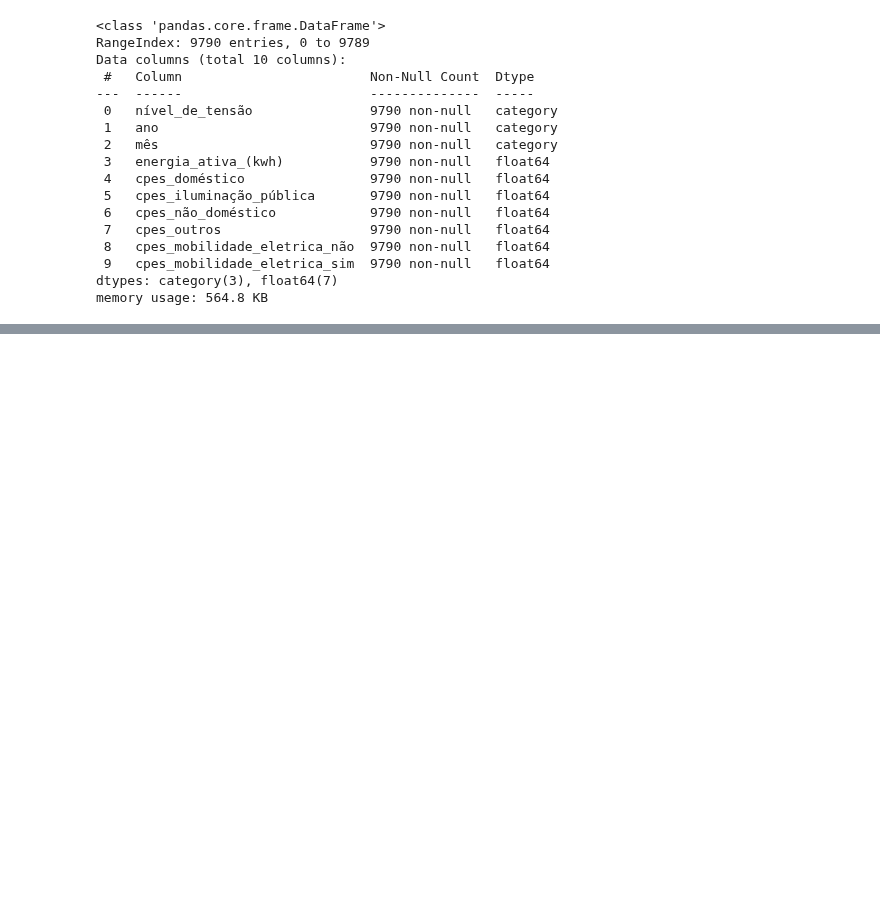
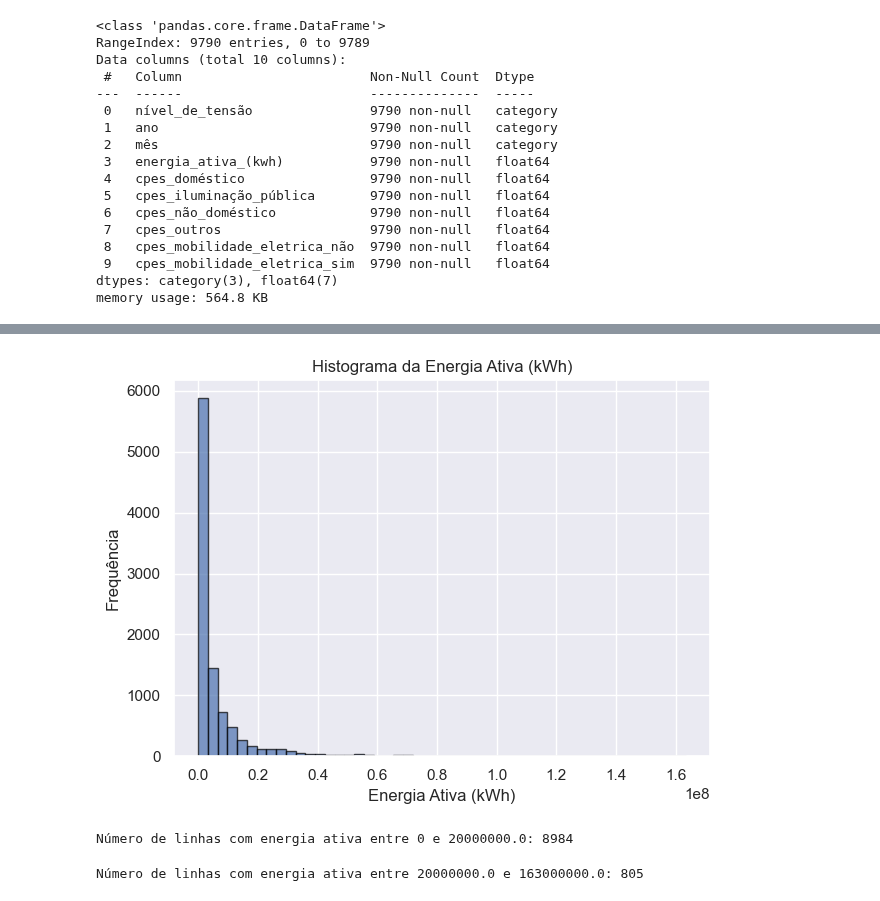
Before and after one commit to kreativermario/Projeto-DECD, a Jupyter notebook: notebooks/data_preparation_categoric.ipynb, the cells around one changed output, grey strips where cells are left out. Saved outputs shown, nothing was run; the diff lists cells and outputs as text; code cells hidden in the pictures; blank space fills up the shorter version.

```diff
--- a/notebooks/data_preparation_categoric.ipynb
+++ b/notebooks/data_preparation_categoric.ipynb
@@ -82,0 +129,54 @@ memory usage: 564.8 KB
+# %%
+# Use your dataframe name 'merged_df'
+data = merged_df
+
+# Select the 'energia_ativa_(kwh)' column
+energia_ativa = data['energia_ativa_(kwh)']
+
+# Create the histogram
+plt.hist(energia_ativa, bins=50, edgecolor='black', alpha=0.7)
+
+# Add title and axis labels
+plt.title('Histograma da Energia Ativa (kWh)')
+plt.xlabel('Energia Ativa (kWh)')
+plt.ylabel('Frequência')
+
+# Adjust layout and display the plot
+plt.tight_layout()
+plt.show()
+# %% [output]
+[figure, added]
+# %%
+# Limite superior para outliers
+limite_superior = 0.2*1e8
+
+# Limite inferior para análise
+limite_inferior = 0
+
+# Obter a coluna 'energia_ativa_(kwh)'
+energia_ativa = merged_df['energia_ativa_(kwh)']
+
+# Contar linhas com valores entre os limites
+linhas_na_faixa = energia_ativa[(energia_ativa >= limite_inferior) & (energia_ativa <= limite_superior)].count()
+
+# Exibir o resultado
+print(f"Número de linhas com energia ativa entre {limite_inferior} e {limite_superior}: {linhas_na_faixa}")
+# %% [output]
+Número de linhas com energia ativa entre 0 e 20000000.0: 8984
+# %%
+# Limite superior para outliers
+limite_superior = 1.63*1e8
+
+# Limite inferior para análise
+limite_inferior = 0.2*1e8
+
+# Obter a coluna 'energia_ativa_(kwh)'
+energia_ativa = merged_df['energia_ativa_(kwh)']
+
+# Contar linhas com valores entre os limites
+linhas_na_faixa = energia_ativa[(energia_ativa >= limite_inferior) & (energia_ativa <= limite_superior)].count()
+
+# Exibir o resultado
+print(f"Número de linhas com energia ativa entre {limite_inferior} e {limite_superior}: {linhas_na_faixa}")
+# %% [output]
+Número de linhas com energia ativa entre 20000000.0 e 163000000.0: 805
```
Also changed, not shown: parts of 3 cells of this notebook, 3 other files.
